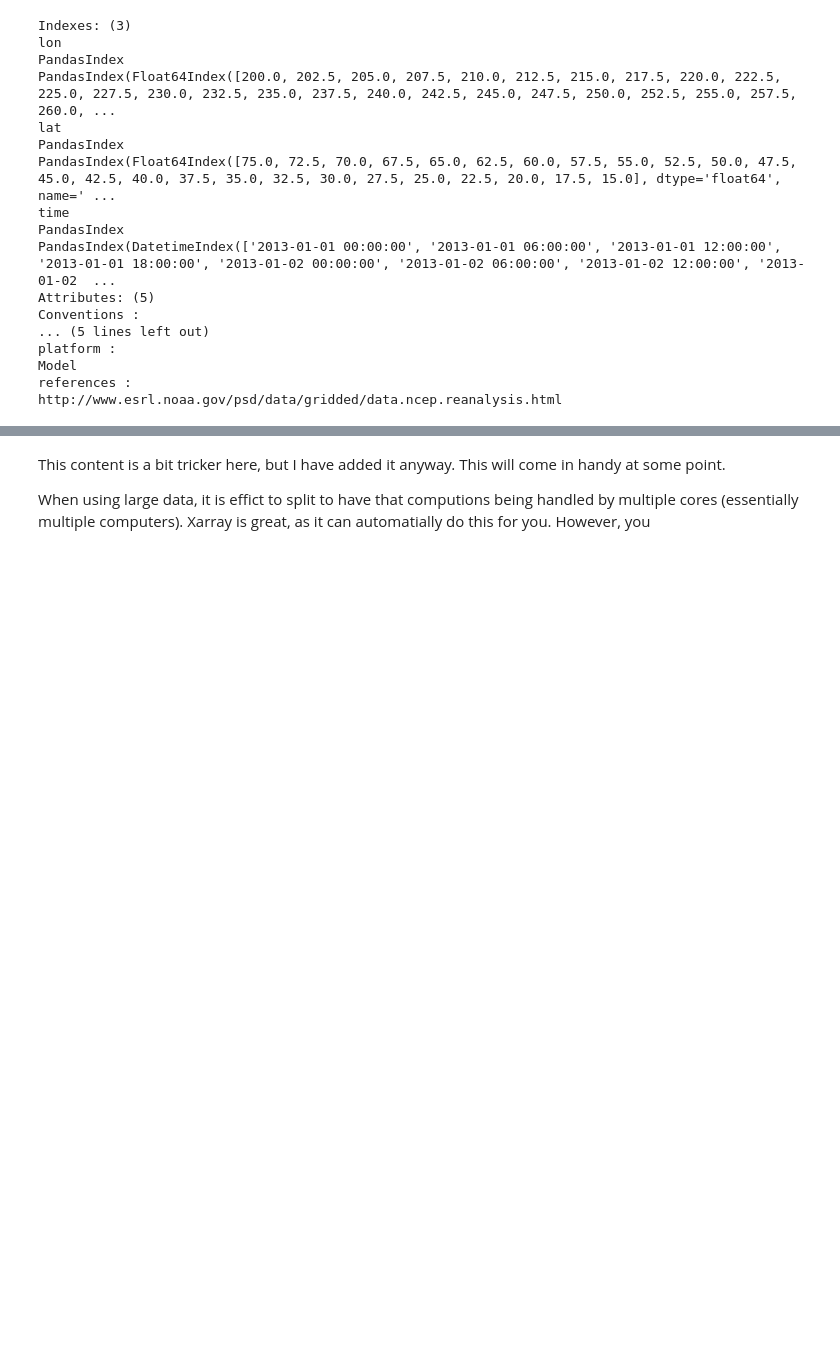
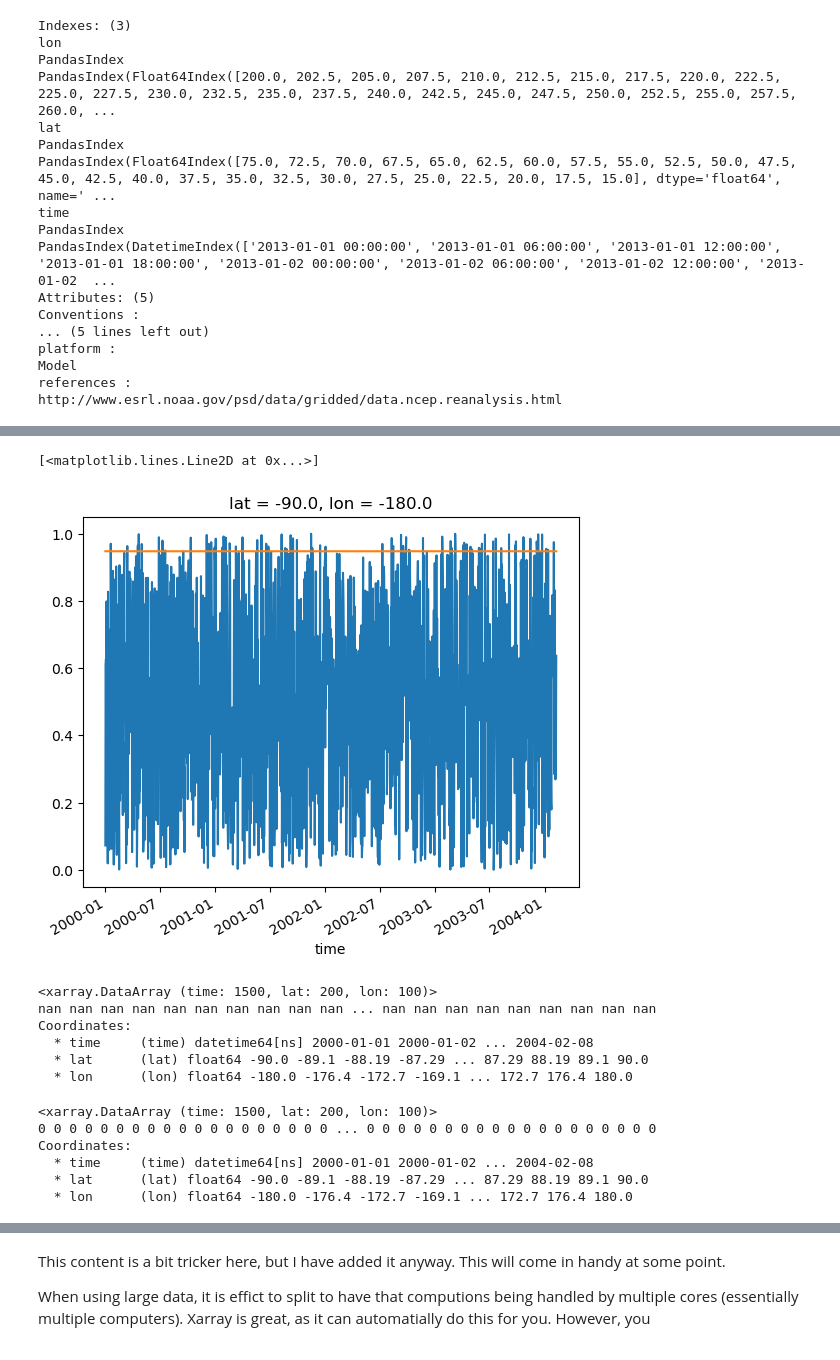
Before and after one commit to alexborowiak/xarray_examples, a Jupyter notebook: xarray_demonstation_notebook_02.ipynb, the cells around one changed output, grey strips where cells are left out. Saved outputs shown, nothing was run; the diff lists cells and outputs as text; code cells hidden in the pictures; blank space fills up the shorter version.

```diff
--- a/xarray_demonstation_notebook_02.ipynb
+++ b/xarray_demonstation_notebook_02.ipynb
@@ -114 +190,30 @@ http://www.esrl.noaa.gov/psd/data/gridded/data.ncep.reanalysis.html
+# %%
+# Sanity check - this does look like only 5% of values are above the 95th percentile.
+fig = plt.figure()
+ax = fig.add_subplot()
+da.isel(lat=0, lon=0).plot()
+plt.plot(da.time.values, np.tile(da_percentile.isel(lat=0, lon=0).values, len(da.time.values)))
+# %% [output]
+[<matplotlib.lines.Line2D at 0x...>]
+[figure, added]
+# %%
+# we can then get the values above the 90th percentile using the where function (again this replaces with nans)
+da.where(da>da_percentile)
+# %% [output]
+<xarray.DataArray (time: 1500, lat: 200, lon: 100)>
+nan nan nan nan nan nan nan nan nan nan ... nan nan nan nan nan nan nan nan nan
+Coordinates:
+  * time     (time) datetime64[ns] 2000-01-01 2000-01-02 ... 2004-02-08
+  * lat      (lat) float64 -90.0 -89.1 -88.19 -87.29 ... 87.29 88.19 89.1 90.0
+  * lon      (lon) float64 -180.0 -176.4 -172.7 -169.1 ... 172.7 176.4 180.0
+# %%
+# can use xr.where for 1 if true or 0 if not true
+xr.where(da>da_percentile, 1, 0)
+# %% [output]
+<xarray.DataArray (time: 1500, lat: 200, lon: 100)>
+0 0 0 0 0 0 0 0 0 0 0 0 0 0 0 0 0 0 0 ... 0 0 0 0 0 0 0 0 0 0 0 0 0 0 0 0 0 0 0
+Coordinates:
+  * time     (time) datetime64[ns] 2000-01-01 2000-01-02 ... 2004-02-08
+  * lat      (lat) float64 -90.0 -89.1 -88.19 -87.29 ... 87.29 88.19 89.1 90.0
+  * lon      (lon) float64 -180.0 -176.4 -172.7 -169.1 ... 172.7 176.4 180.0
 # %% [markdown]
```
Also changed, not shown: parts of 15 cells of this notebook, 1 other file.
